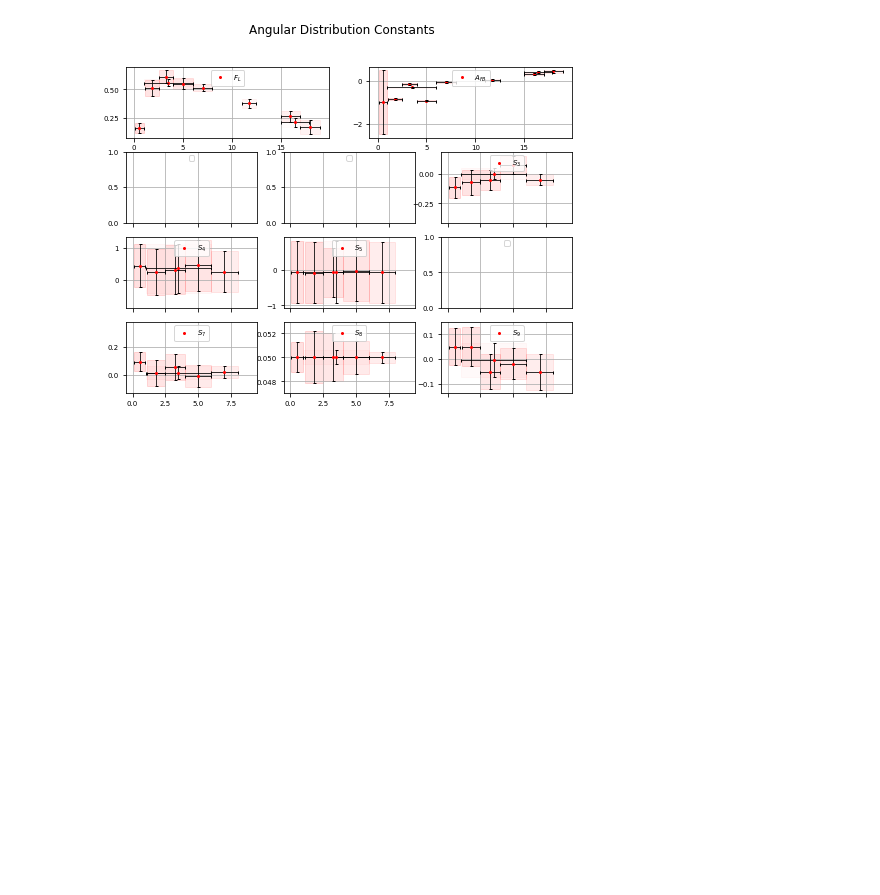
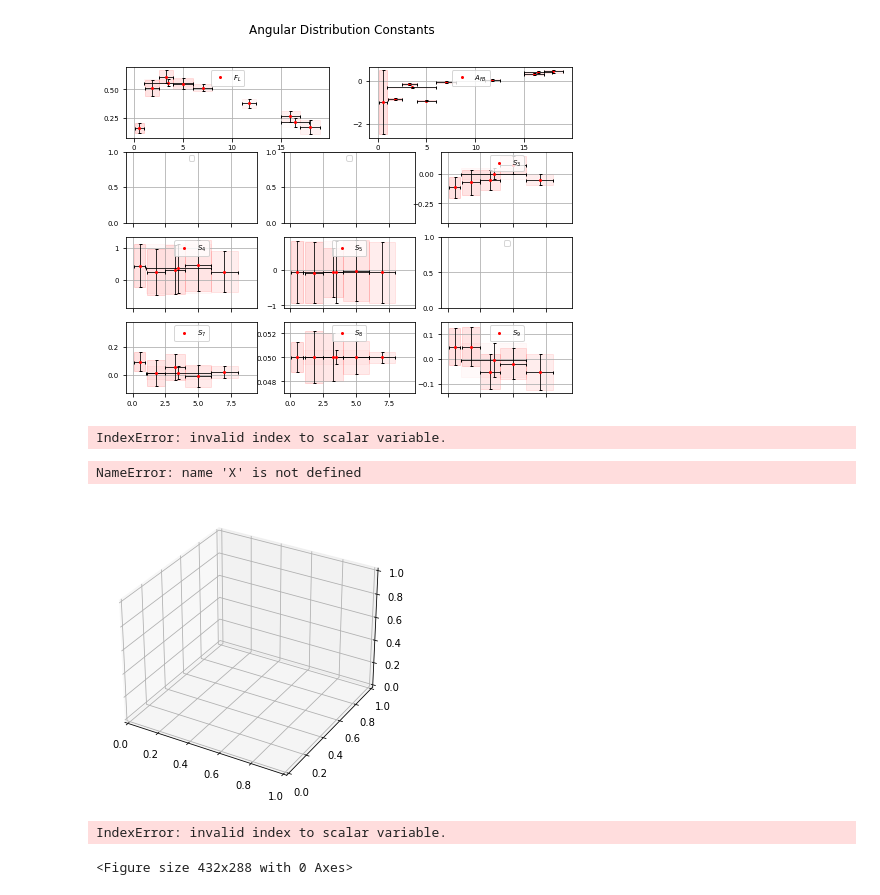
Before and after one commit to ImperialTBPS3/ic-teach-kstmumu-team3, a Jupyter notebook: MiguelSkeletonCode_totaldata.ipynb, the cells around one changed output. Drawn from its saved outputs; the diff is of its cells as text; code cells hidden in the pictures; blank space fills up the shorter version.

```diff
--- a/MiguelSkeletonCode_totaldata.ipynb
+++ b/MiguelSkeletonCode_totaldata.ipynb
@@ -945,3 +945,70 @@ No handles with labels found to put in legend.
 No handles with labels found to put in legend.
 No handles with labels found to put in legend.
 [figure]
+# %%
+#THETA K + PHI
+from mpl_toolkits.mplot3d import Axes3D
+bin_to_plot = 0 #select the bin to plot
+number_of_bins_in_hist = 25#number of bins of histogram, for 2D 25X25
+cos_theta_k_bin = bins[bin_to_plot]['costhetak']  #creating the bins for the angle
+
+
+hist, xedges, yedges = np.histogram2d(bins[bin_to_plot]['phi'], bins[bin_to_plot]['costhetak'],bins=(number_of_bins_in_hist,number_of_bins_in_hist), density = False)
+dz = hist.ravel()/number_of_bins_in_hist
+x1 = np.linspace(-1, 1, number_of_bins_in_hist) #costhetak
+x2= np.linspace(-np.pi, np.pi, number_of_bins_in_hist) #phi
+xpos, ypos = np.meshgrid(xedges[:-1] + 1/number_of_bins_in_hist, yedges[:-1] + 1/number_of_bins_in_hist, indexing="ij")
+xpos = xpos.ravel()
+ypos = ypos.ravel()
+zpos = 0
+
+#hist, _bins, _ = plt.hist(cos_theta_k_bin, bins=number_of_bins_in_hist)
+
+
+
+pdf_multiplier = np.sum(dz) *(np.max(phi_bin)-np.min(phi_bin))* (np.max(cos_theta_k_bin) - np.min(cos_theta_k_bin)) / number_of_bins_in_hist**2
+X1 = np.linspace(-1, 1, 2000) #costhetak
+X2= np.linspace(-np.pi, np.pi, 2000) #phi
+
+X,Y = np.meshgrid(X1, X2)
+
+Z=[]
+for i in range(2000): #x
+    Z.append([])
+    for j in range(2000): #y
+        Z[i].append(pdf_multiplier*d2gamma_p_d2q2_dphi_dcosthetak(fl=fls[bin_to_plot],s3=s3s[bin_to_plot], s4=s4s[bin_to_plot], s5=s5s[bin_to_plot], s7=s7s[bin_to_plot], s8=s8s[bin_to_plot], s9=s9s[bin_to_plot], phi=X2[j],cos_theta_k=X1[i]))
+
+fig = plt.figure(29)
+ax = Axes3D(fig)
+ax.plot_surface(X, Y,np.array(Z))
+plt.xlabel(r'$cos(\theta_k)$')
+plt.ylabel(r'$\phi$')
+plt.show()
+# %% [output]
+IndexError: invalid index to scalar variable.
+# %%
+fig = plt.figure(29)
+ax = Axes3D(fig)
+ax.plot_surface(X, Y,np.array(Z))
+plt.xlabel(r'$cos(\theta_k)$')
+plt.ylabel(r'$\phi$')
+# %% [output]
+NameError: name 'X' is not defined
+[figure, added]
+# %%
+plt.figure(30)
+hist, xedges, yedges = np.histogram2d(bins[bin_to_plot]['phi'], bins[bin_to_plot]['costhetak'],bins=(number_of_bins_in_hist,number_of_bins_in_hist), density = False)
+dz = hist.ravel()/number_of_bins_in_hist
+x1 = np.linspace(-1, 1, number_of_bins_in_hist) #costhetak
+x2= np.linspace(-np.pi, np.pi, number_of_bins_in_hist) #phi
+xpos, ypos = np.meshgrid(xedges[:-1] + 1/number_of_bins_in_hist, yedges[:-1] + 1/number_of_bins_in_hist, indexing="ij")
+xpos = xpos.ravel()
+ypos = ypos.ravel()
+zpos = 0
+
+dx = dy = 10/number_of_bins_in_hist
+ax.bar3d(xpos, ypos, zpos, dx, dy, dz)
+plt.show()
+# %% [output]
+IndexError: invalid index to scalar variable.
+<Figure size 432x288 with 0 Axes>
```
Also changed, not shown: parts of 6 cells of this notebook, 1 other file.
